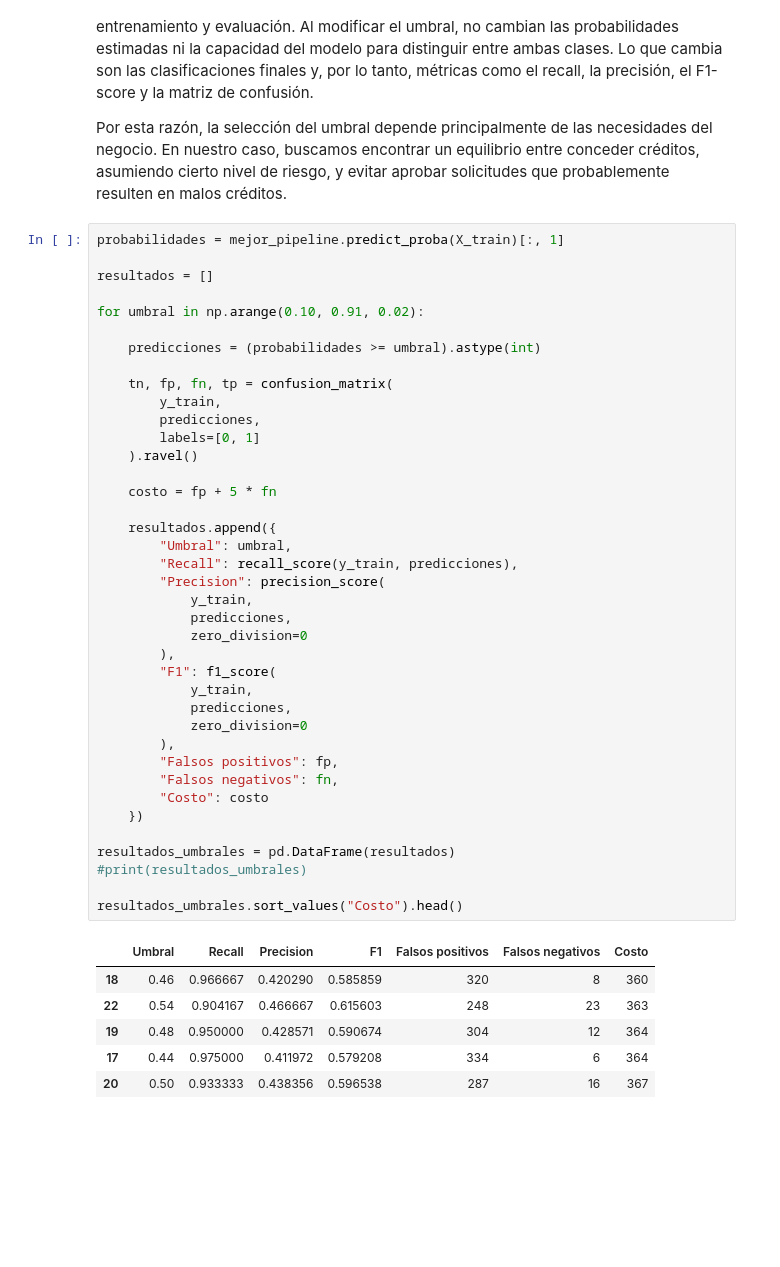
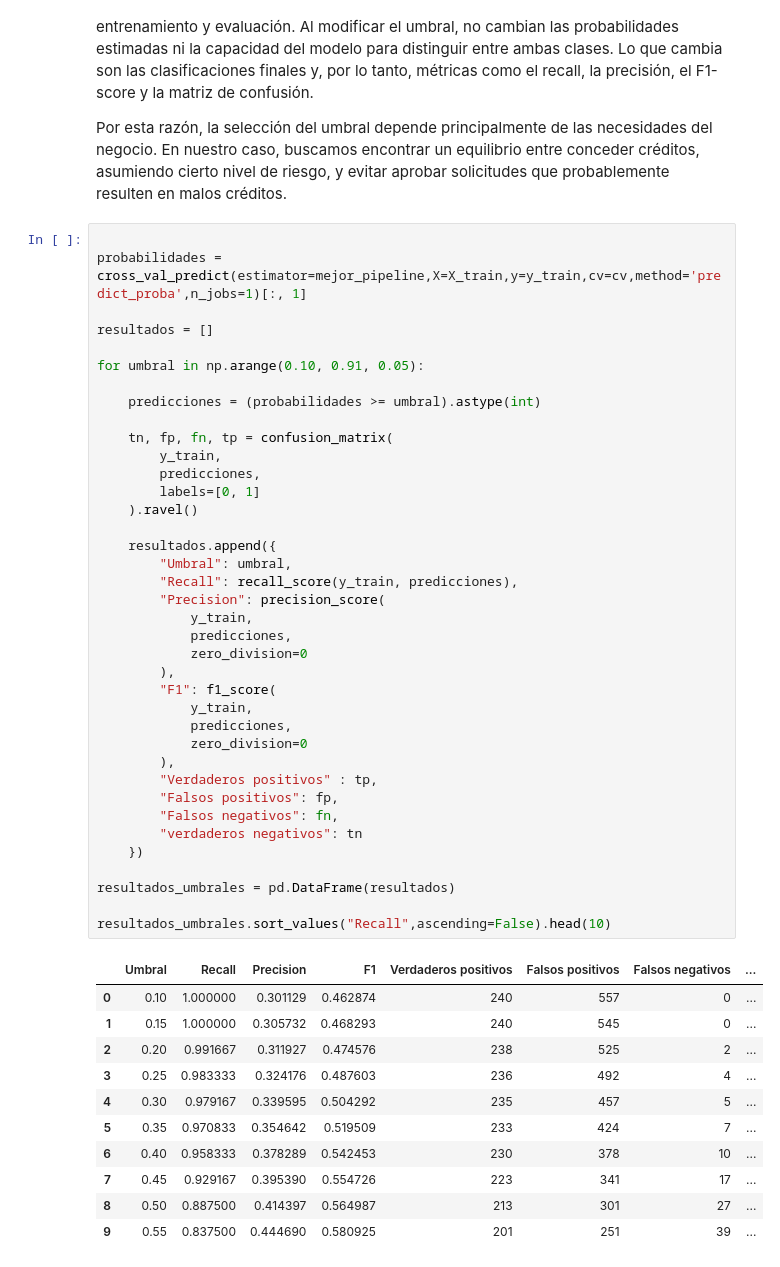
Before and after one commit to camigonzalez-hub/Credit-Risk-Machine-Learning, a Jupyter notebook: Implementacion.ipynb, the cells around one changed output. Cells and saved outputs as stored; diff of their text form; blank space fills up the shorter version.

```diff
--- a/Implementacion.ipynb
+++ b/Implementacion.ipynb
@@ -592,48 +629,52 @@ Cabe aclarar que la capacidad discriminativa del modelo ya ha sido definida dura
 
 Por esta razón, la selección del umbral depende principalmente de las necesidades del negocio. En nuestro caso, buscamos encontrar un equilibrio entre conceder créditos, asumiendo cierto nivel de riesgo, y evitar aprobar solicitudes que probablemente resulten en malos créditos.
 # %%
-probabilidades = mejor_pipeline.predict_proba(X_train)[:, 1]
+
+probabilidades = cross_val_predict(estimator=mejor_pipeline,X=X_train,y=y_train,cv=cv,method='predict_proba',n_jobs=1)[:, 1]
 
 resultados = []
 
-for umbral in np.arange(0.10, 0.91, 0.02):
+for umbral in np.arange(0.10, 0.91, 0.05):
 
     predicciones = (probabilidades >= umbral).astype(int)
 
     tn, fp, fn, tp = confusion_matrix(
         y_train,
         predicciones,
         labels=[0, 1]
     ).ravel()
-
-    costo = fp + 5 * fn
 
     resultados.append({
         "Umbral": umbral,
         "Recall": recall_score(y_train, predicciones),
         "Precision": precision_score(
             y_train,
             predicciones,
             zero_division=0
         ),
         "F1": f1_score(
             y_train,
             predicciones,
             zero_division=0
         ),
+        "Verdaderos positivos" : tp,
         "Falsos positivos": fp,
         "Falsos negativos": fn,
-        "Costo": costo
+        "verdaderos negativos": tn
     })
 
 resultados_umbrales = pd.DataFrame(resultados)
-#print(resultados_umbrales)
 
-resultados_umbrales.sort_values("Costo").head()
+resultados_umbrales.sort_values("Recall",ascending=False).head(10)
 # %% [output]
-|  | Umbral | Recall | Precision | F1 | Falsos positivos | Falsos negativos | Costo |
-| 18 | 0.46 | 0.966667 | 0.420290 | 0.585859 | 320 | 8 | 360 |
-| 22 | 0.54 | 0.904167 | 0.466667 | 0.615603 | 248 | 23 | 363 |
-| 19 | 0.48 | 0.950000 | 0.428571 | 0.590674 | 304 | 12 | 364 |
-| 17 | 0.44 | 0.975000 | 0.411972 | 0.579208 | 334 | 6 | 364 |
-| 20 | 0.50 | 0.933333 | 0.438356 | 0.596538 | 287 | 16 | 367 |
+|  | Umbral | Recall | Precision | F1 | Verdaderos positivos | Falsos positivos | Falsos negativos | ... |
+| 0 | 0.10 | 1.000000 | 0.301129 | 0.462874 | 240 | 557 | 0 | ... |
+| 1 | 0.15 | 1.000000 | 0.305732 | 0.468293 | 240 | 545 | 0 | ... |
+| 2 | 0.20 | 0.991667 | 0.311927 | 0.474576 | 238 | 525 | 2 | ... |
+| 3 | 0.25 | 0.983333 | 0.324176 | 0.487603 | 236 | 492 | 4 | ... |
+| 4 | 0.30 | 0.979167 | 0.339595 | 0.504292 | 235 | 457 | 5 | ... |
+| 5 | 0.35 | 0.970833 | 0.354642 | 0.519509 | 233 | 424 | 7 | ... |
+| 6 | 0.40 | 0.958333 | 0.378289 | 0.542453 | 230 | 378 | 10 | ... |
+| 7 | 0.45 | 0.929167 | 0.395390 | 0.554726 | 223 | 341 | 17 | ... |
+| 8 | 0.50 | 0.887500 | 0.414397 | 0.564987 | 213 | 301 | 27 | ... |
+| 9 | 0.55 | 0.837500 | 0.444690 | 0.580925 | 201 | 251 | 39 | ... |
```
Also changed, not shown: parts of 8 cells of this notebook, 1 other file.
